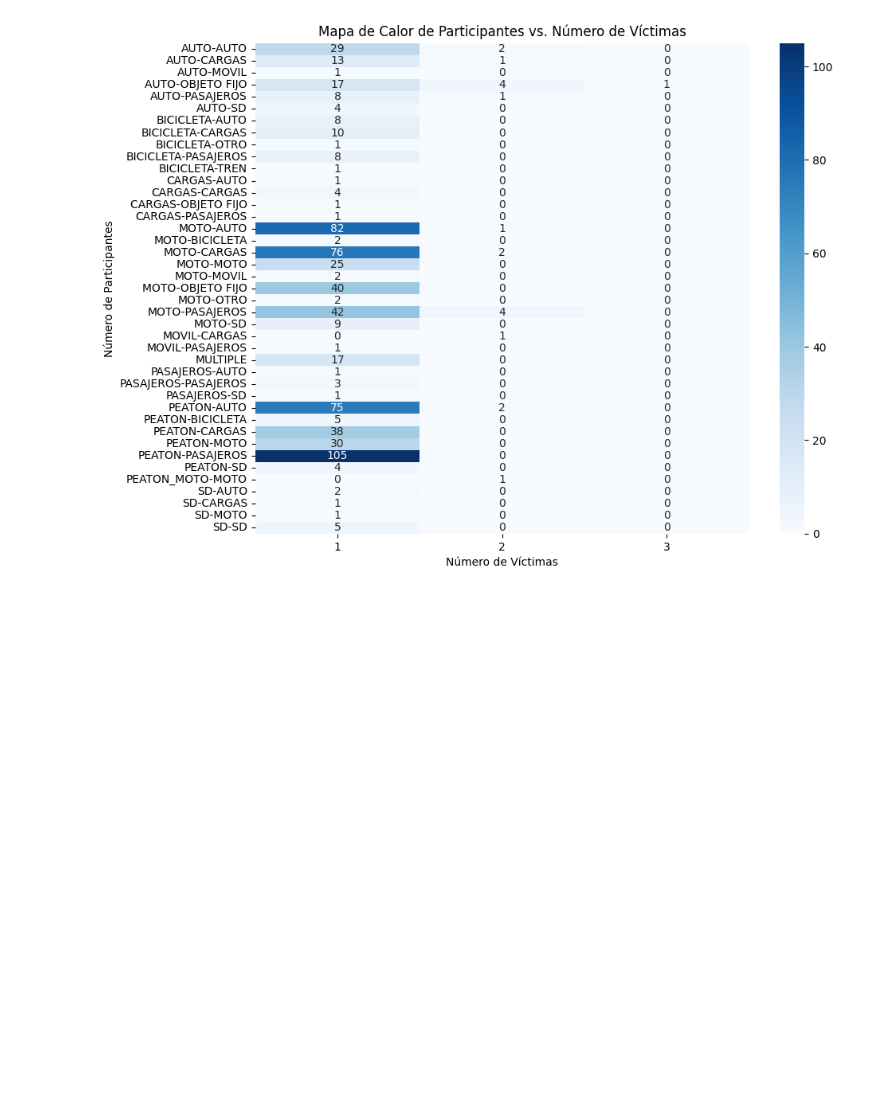
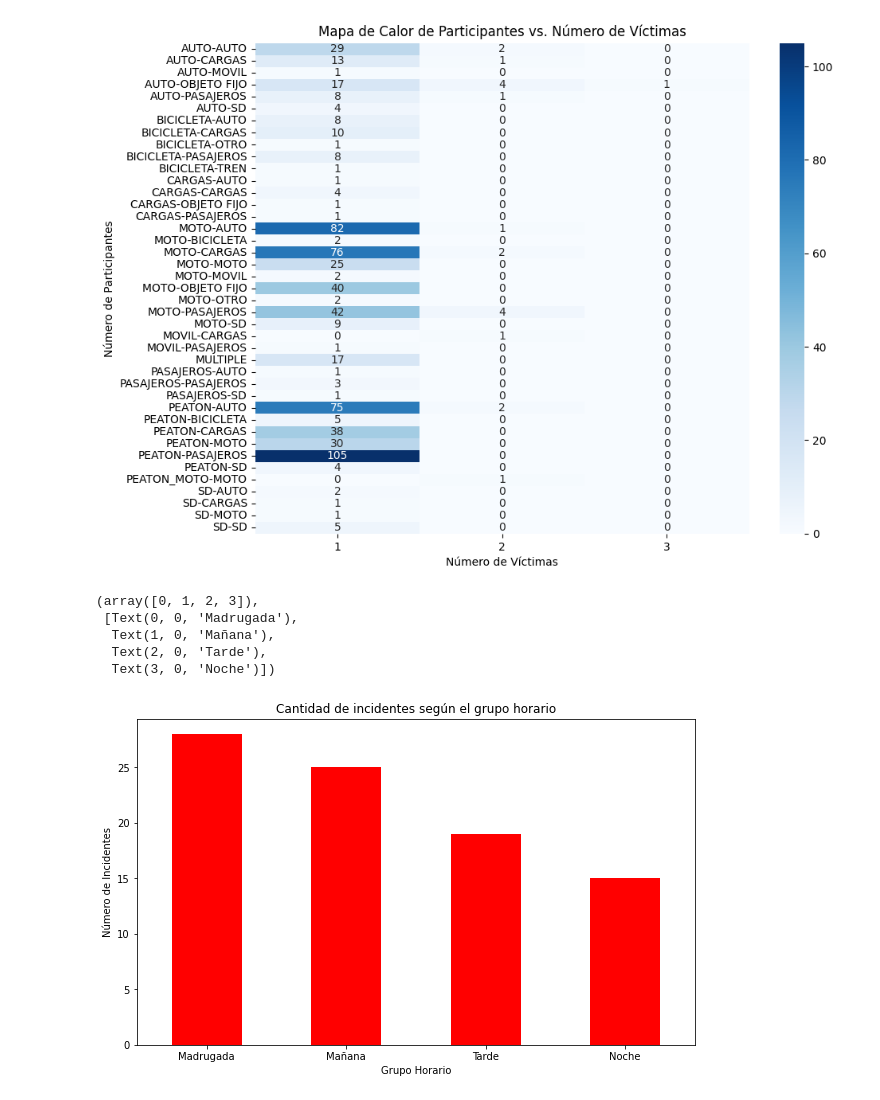
Before and after one commit to nickyczeme/SAT-homicidios, a Jupyter notebook: SAT.ipynb, the cells around one changed output. Cells and saved outputs as stored; diff of their text form; code cells hidden in the pictures; blank space fills up the shorter version.

```diff
--- a/SAT.ipynb
+++ b/SAT.ipynb
@@ -175,3 +186,30 @@ plt.ylabel('Número de Participantes')
 plt.show()
 # %% [output]
 [figure]
+# %%
+df = pd.read_excel(file, 'HECHOS')
+
+df['HORA'] = pd.to_datetime(df['HORA'], errors='coerce')
+df['HORA'] = df['HORA'].apply(lambda x: x.hour if pd.notnull(x) else None)
+
+df['GRUPO_HORARIO'] = pd.cut(df['HORA'],
+                             bins=[0, 7, 13, 19, 24],
+                             labels=['Madrugada', 'Mañana', 'Tarde', 'Noche'],
+                             include_lowest=True)
+
+incidentes_por_horario = df['GRUPO_HORARIO'].value_counts()
+
+plt.figure(figsize=(10, 6))
+incidentes_por_horario.sort_index().plot(kind='bar', color='red')
+
+plt.title('Cantidad de incidentes según el grupo horario')
+plt.xlabel('Grupo Horario')
+plt.ylabel('Número de Incidentes')
+plt.xticks(rotation=0)
+# %% [output]
+(array([0, 1, 2, 3]),
+ [Text(0, 0, 'Madrugada'),
+  Text(1, 0, 'Mañana'),
+  Text(2, 0, 'Tarde'),
+  Text(3, 0, 'Noche')])
+[figure, added]
```
Also changed, not shown: parts of 7 cells of this notebook.
